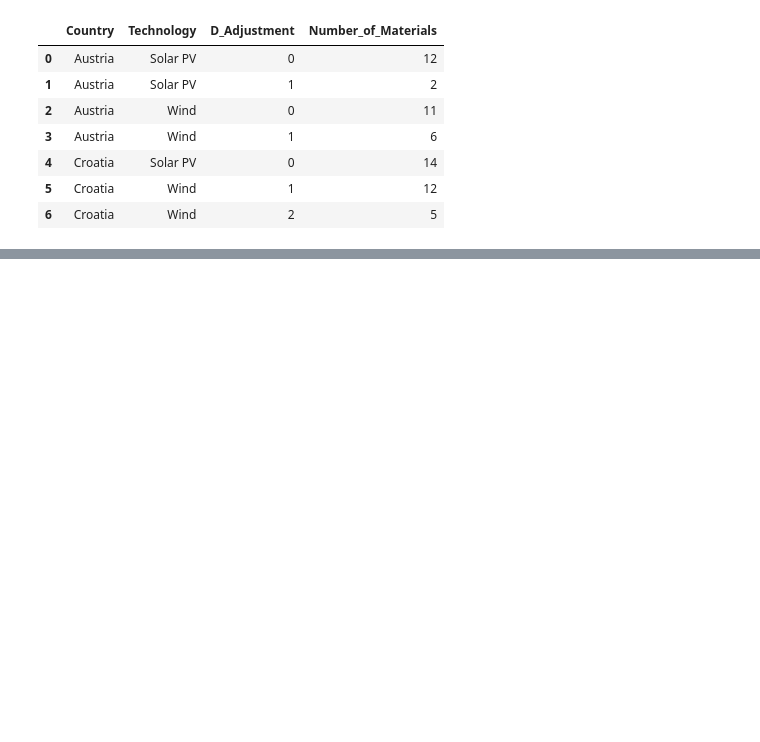
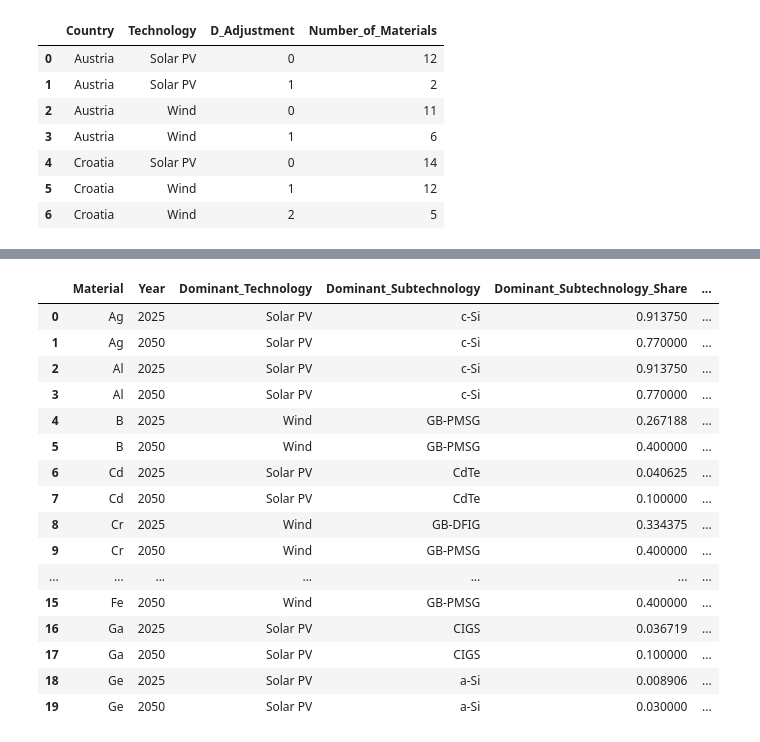
Before and after one commit to Trickwillfrit/MFA, a Jupyter notebook: notebooks/ENV501_Austria_Croatia_MFA.ipynb, the cells around one changed output, grey strips where cells are left out. Drawn from its saved outputs; the diff is of its cells as text; code cells hidden in the pictures; blank space fills up the shorter version.

```diff
--- a/notebooks/ENV501_Austria_Croatia_MFA.ipynb
+++ b/notebooks/ENV501_Austria_Croatia_MFA.ipynb
@@ -6464,0 +6830,19 @@ display(
+# %%
+material_share_candidates = (
+    material_subtechnology_presence
+    .merge(
+        criticality_subtechnology_shares,
+        on=[
+            "Technology",
+            "Subtechnology"
+        ],
+        how="left"
+    )
+)
+
+print(
+    "Missing subtechnology shares:",
+    material_share_candidates[
+        "Share"
+    ].isna().sum()
+)
@@ -6464,0 +6933,43 @@ display(
+# %%
+external_criticality = (
+    external_criticality
+    .merge(
+        dominant_material_subtechnology[
+            [
+                "Material",
+                "Year",
+                "Dominant_Technology",
+                "Dominant_Subtechnology",
+                "Dominant_Subtechnology_Share",
+                "Energy_Demand_Score"
+            ]
+        ],
+        on=[
+            "Material",
+            "Year"
+        ],
+        how="left"
+    )
+)
+
+display(
+    external_criticality.head(20)
+)
+# %% [output]
+|  | Material | Year | Dominant_Technology | Dominant_Subtechnology | Dominant_Subtechnology_Share | ... |
+| 0 | Ag | 2025 | Solar PV | c-Si | 0.913750 | ... |
+| 1 | Ag | 2050 | Solar PV | c-Si | 0.770000 | ... |
+| 2 | Al | 2025 | Solar PV | c-Si | 0.913750 | ... |
+| 3 | Al | 2050 | Solar PV | c-Si | 0.770000 | ... |
+| 4 | B | 2025 | Wind | GB-PMSG | 0.267188 | ... |
+| 5 | B | 2050 | Wind | GB-PMSG | 0.400000 | ... |
+| 6 | Cd | 2025 | Solar PV | CdTe | 0.040625 | ... |
+| 7 | Cd | 2050 | Solar PV | CdTe | 0.100000 | ... |
+| 8 | Cr | 2025 | Wind | GB-DFIG | 0.334375 | ... |
+| 9 | Cr | 2050 | Wind | GB-PMSG | 0.400000 | ... |
+| ... | ... | ... | ... | ... | ... | ... |
+| 15 | Fe | 2050 | Wind | GB-PMSG | 0.400000 | ... |
+| 16 | Ga | 2025 | Solar PV | CIGS | 0.036719 | ... |
+| 17 | Ga | 2050 | Solar PV | CIGS | 0.100000 | ... |
+| 18 | Ge | 2025 | Solar PV | a-Si | 0.008906 | ... |
+| 19 | Ge | 2050 | Solar PV | a-Si | 0.030000 | ... |
```
Also changed, not shown: parts of 41 cells of this notebook.
